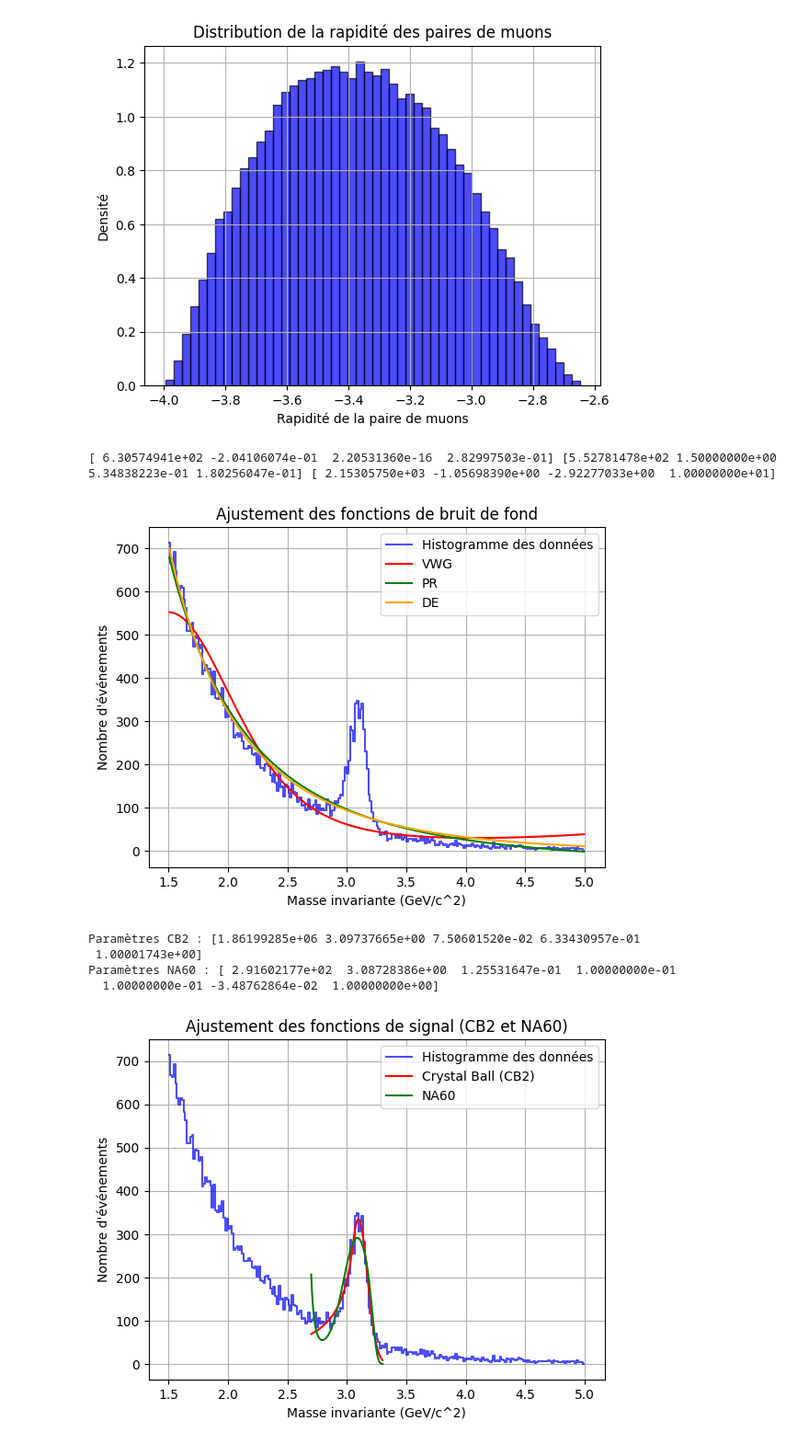
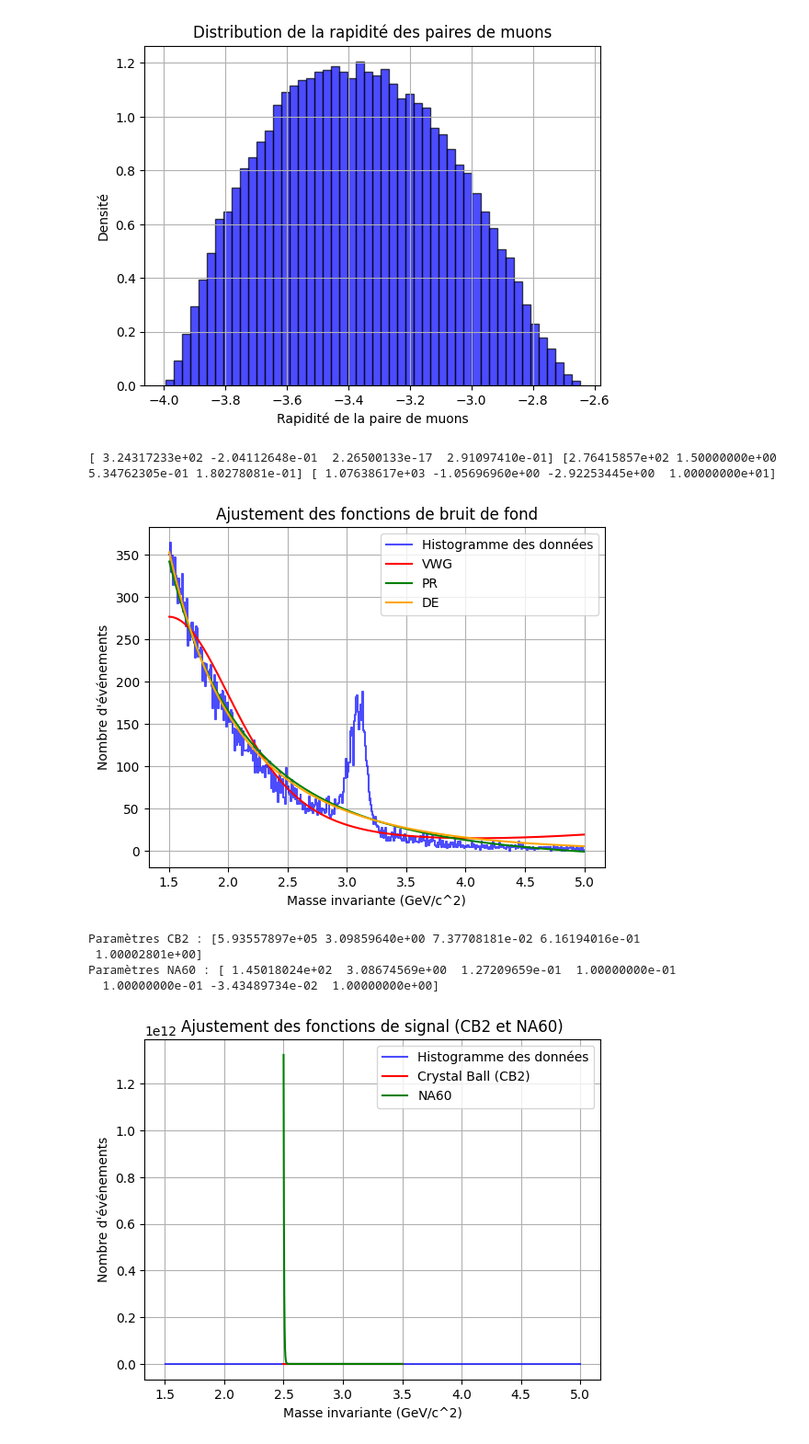
Before and after one commit to nantes-m2-rps-exp/qqbar2mumu-2024, a Jupyter notebook: notebooks/Discrimination.ipynb, the cells around one changed output. Shown at 92% size. Saved outputs shown, nothing was run; the diff lists cells and outputs as text; code cells hidden in the pictures.

Commit message:
etude des coupures une a une

```diff
--- a/notebooks/Discrimination.ipynb
+++ b/notebooks/Discrimination.ipynb
@@ -73,6 +73,7 @@ import numpy as np
 filtered_events = m[(m.nMuons >= 2) & (abs(m.zVtx) < 10) & (m.isCMUL)]
 filtered_events_back = m[(m.nMuons >= 2) & (abs(m.zVtx) < 10)]
 print("Nombre de particules considérées :", len(filtered_events))
+#print("avant coupure",len(m),"apres coupure",len(filtered_events), "la coupure à une efficacité de",len(filtered_events)/len(m))
 
 # Initialiser les vecteurs des muons
 muon_vectors = ak.zip(
@@ -107,7 +108,8 @@ opposite_charge_pairs = muon_pairs[
     & (muon_pairs.muon2.eta >= -4)
     & (muon_pairs.muon1.eta >= -4)
 ]
-#print(muon_pairs.muon1.eta)
+#print("avant coupure",len(ak.flatten(muon_pairs)),"apres coupure",len(ak.flatten(opposite_charge_pairs)), "la coupure à une efficacité de",len(ak.flatten(opposite_charge_pairs))/len(ak.flatten(muon_pairs)))
+
 
 # Calcul des masses invariantes et de la rapidité
 masses_opposite = (opposite_charge_pairs.muon1 + opposite_charge_pairs.muon2).mass
@@ -120,7 +122,8 @@ filtered_masses = masses_opposite[(y_pair <= -2.5) & (y_pair >= -4)]
 flattened_opposite = ak.flatten(filtered_masses[(filtered_masses >= 0) & (filtered_masses <= 10)], axis=None)
 
 # Calcul des histogrammes avec numpy
-bins = 250
+global bins
+bins = 500
 hist_opposite, bin_edges = np.histogram(flattened_opposite, bins=bins, range=(1.5, 5))
 print("Taille de l'histogramme après filtrage :", len(flattened_opposite))
 
@@ -237,8 +239,8 @@ plt.legend()
 plt.grid(True)
 plt.show()
 # %% [output]
-[ 6.30574941e+02 -2.04106074e-01  2.20531360e-16  2.82997503e-01] [5.52781478e+02 1.50000000e+00 5.34838223e-01 1.80256047e-01] [ 2.15305750e+03 -1.05698390e+00 -2.92277033e+00  1.00000000e+01]
+[ 3.24317233e+02 -2.04112648e-01  2.26500133e-17  2.91097410e-01] [2.76415857e+02 1.50000000e+00 5.34762305e-01 1.80278081e-01] [ 1.07638617e+03 -1.05696960e+00 -2.92253445e+00  1.00000000e+01]
-[figure, old version]
+[figure, new version]
 # %%
 import matplotlib.pyplot as plt
 import numpy as np
@@ -311,43 +313,43 @@ except RuntimeError as e:
     print("Erreur d'ajustement NA60 :", e)
 
 # Générer les courbes ajustées
-x_fit = np.linspace(2.7, 3.3, 1000)
+x_fit = np.linspace(2.5, 3.5, 1000)
 y_cb2 = crystal_ball(x_fit, *popt_cb2) if "popt_cb2" in locals() else None
 y_na60 = na60(x_fit, *popt_na60) if "popt_na60" in locals() else None
 
 # Résultats de l'ajustement
 if "popt_cb2" in locals():
     print(f"Paramètres CB2 : {popt_cb2}")
 if "popt_na60" in locals():
     print(f"Paramètres NA60 : {popt_na60}")
 
 # Tracer les données et les ajustements
 plt.step(
     bin_centers,
     y_data,
     where="mid",
     label="Histogramme des données",
     color="blue",
     alpha=0.7,
 )
 if y_cb2 is not None:
     plt.plot(x_fit, y_cb2, label="Crystal Ball (CB2)", color="red")
 if y_na60 is not None:
     plt.plot(x_fit, y_na60, label="NA60", color="green")
 
 # Mise en forme
 plt.xlabel("Masse invariante (GeV/c^2)")
 plt.ylabel("Nombre d'événements")
 plt.title("Ajustement des fonctions de signal (CB2 et NA60)")
 plt.legend()
 plt.grid(True)
 plt.show()
 # %% [output]
-Paramètres CB2 : [1.86199285e+06 3.09737665e+00 7.50601520e-02 6.33430957e-01
- 1.00001743e+00]
-Paramètres NA60 : [ 2.91602177e+02  3.08728386e+00  1.25531647e-01  1.00000000e-01
-  1.00000000e-01 -3.48762864e-02  1.00000000e+00]
+Paramètres CB2 : [5.93557897e+05 3.09859640e+00 7.37708181e-02 6.16194016e-01
+ 1.00002801e+00]
+Paramètres NA60 : [ 1.45018024e+02  3.08674569e+00  1.27209659e-01  1.00000000e-01
+  1.00000000e-01 -3.43489734e-02  1.00000000e+00]
-[figure, old version]
+[figure, new version]
 # %%
 ## Fit global
 # %%
```
Also changed, not shown: parts of 4 cells of this notebook.
